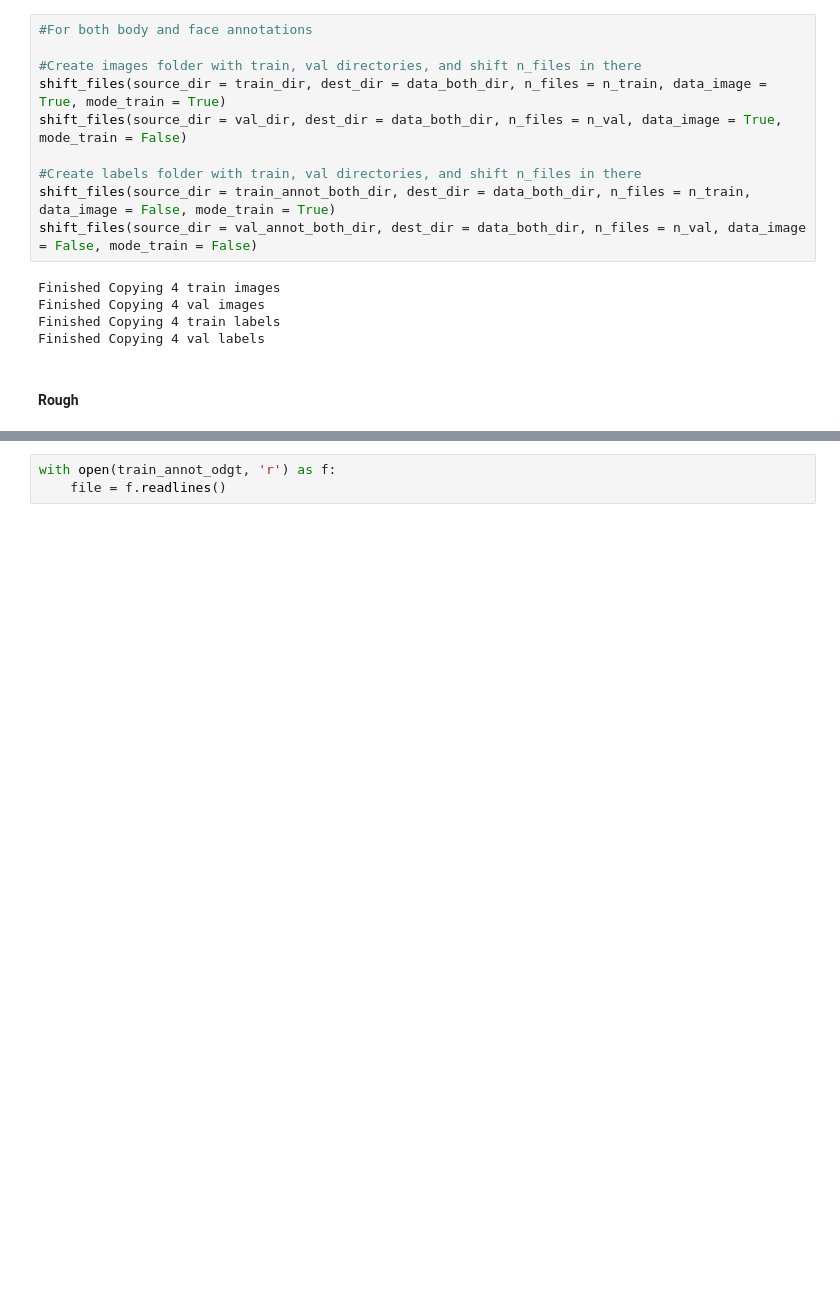
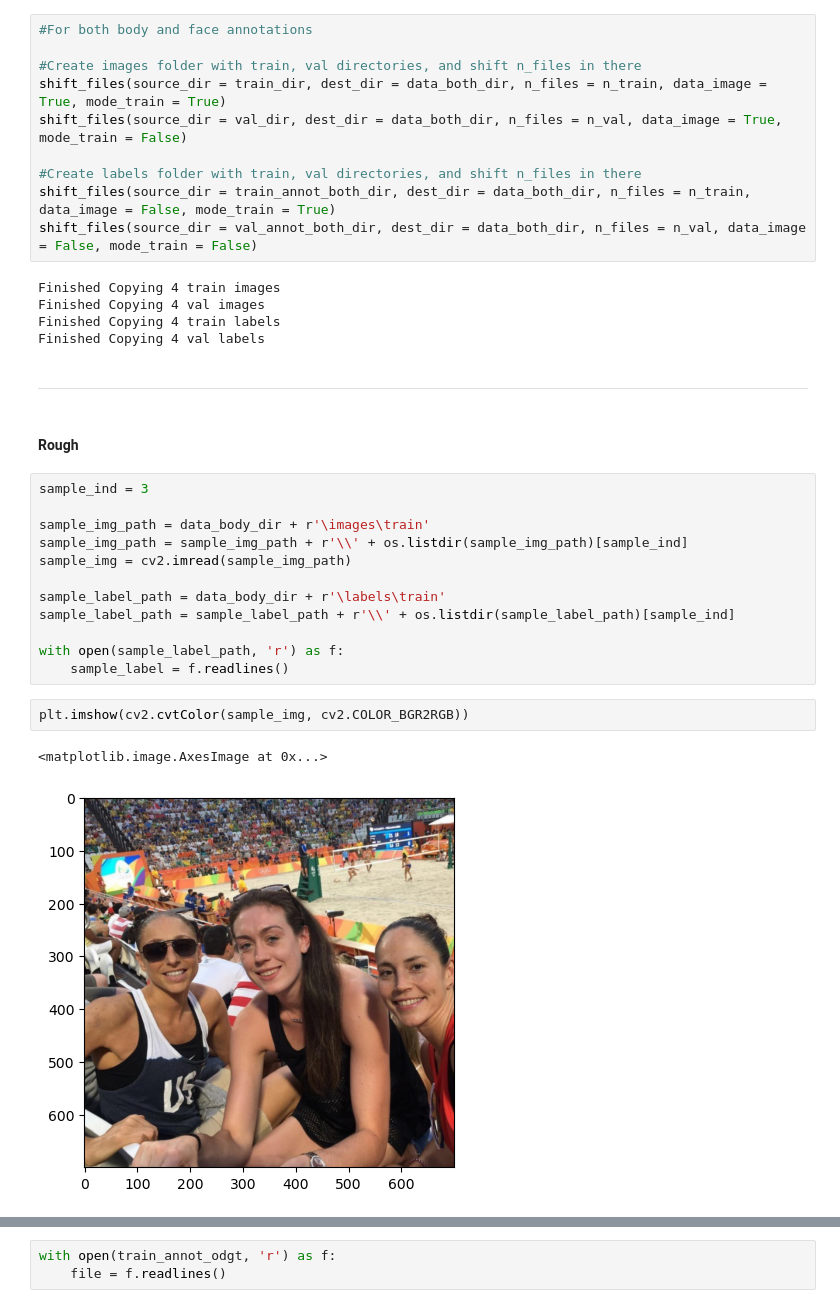
Before and after one commit to JelinR/ultralytics_forked, a Jupyter notebook: Vision_Project/yolo_detection.ipynb, the cells around one changed output, grey strips where cells are left out. Drawn from its saved outputs; the diff is of its cells as text; blank space fills up the shorter version.

Commit message:
verified data annots

```diff
--- a/Vision_Project/yolo_detection.ipynb
+++ b/Vision_Project/yolo_detection.ipynb
@@ -379,5 +379,24 @@ Finished Copying 4 train images
 Finished Copying 4 val images
 Finished Copying 4 train labels
 Finished Copying 4 val labels
+# %% [markdown]
+----------
 # %% [markdown]
 #### Rough
+# %%
+sample_ind = 3
+
+sample_img_path = data_body_dir + r'\images\train'
+sample_img_path = sample_img_path + r'\\' + os.listdir(sample_img_path)[sample_ind]
+sample_img = cv2.imread(sample_img_path)
+
+sample_label_path = data_body_dir + r'\labels\train'
+sample_label_path = sample_label_path + r'\\' + os.listdir(sample_label_path)[sample_ind]
+
+with open(sample_label_path, 'r') as f:
+    sample_label = f.readlines()
+# %%
+plt.imshow(cv2.cvtColor(sample_img, cv2.COLOR_BGR2RGB))
+# %% [output]
+<matplotlib.image.AxesImage at 0x...>
+[figure, added]
```
Also changed, not shown: parts of 2 cells of this notebook.
